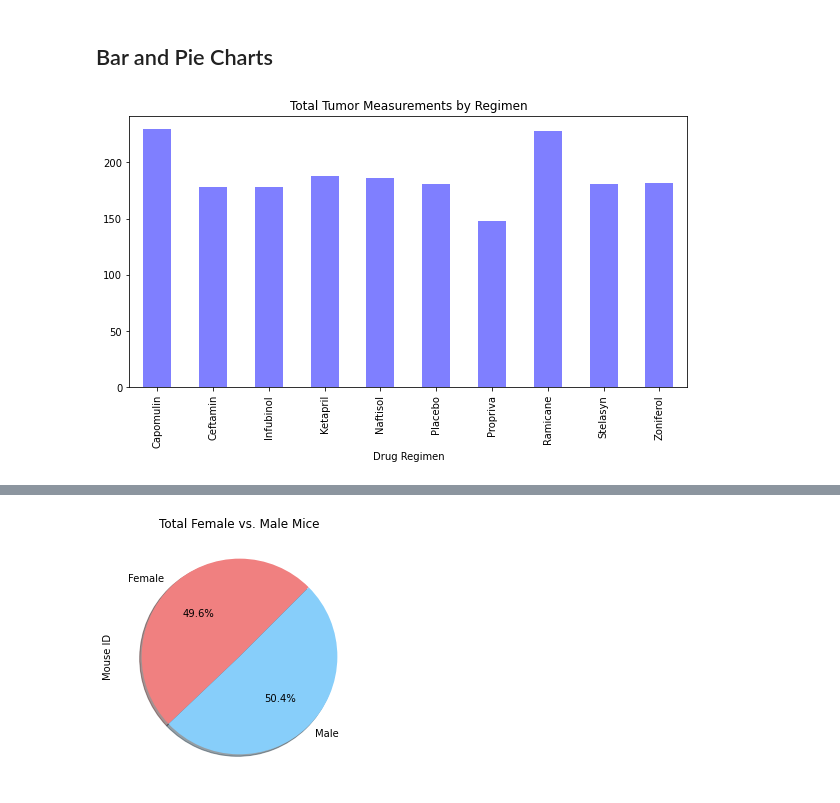
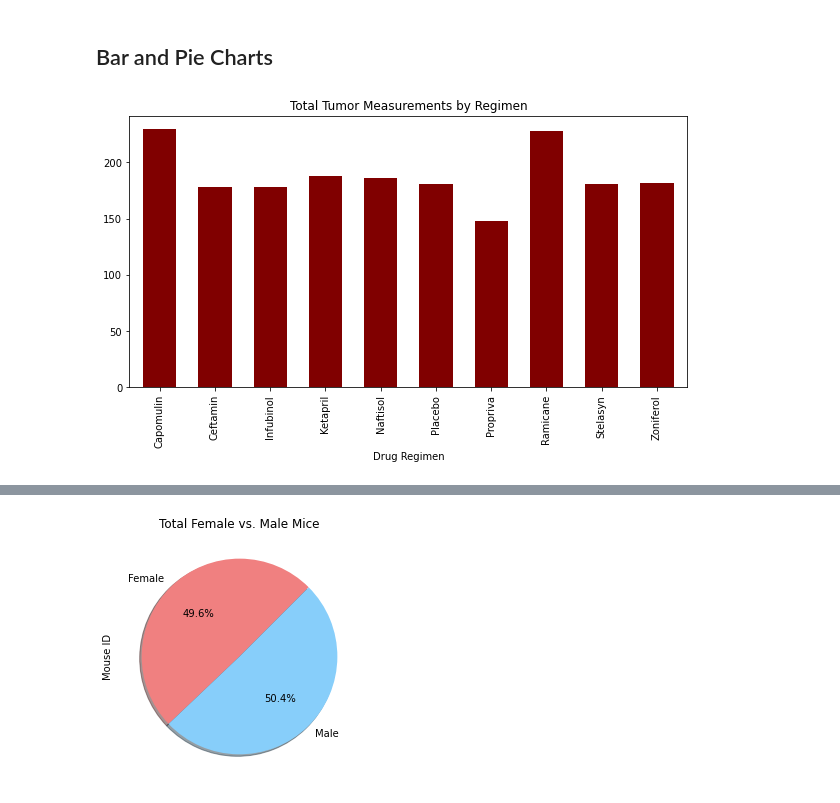
Before and after one commit to zpoeschl/matplotlib-challenge, a Jupyter notebook: Pymaceuticals/ZPoeschl_pymaceuticals.ipynb, the cells around one changed output, grey strips where cells are left out. Cells and saved outputs as stored; diff of their text form; code cells hidden in the pictures.

Commit message:
All bar and pie charts now display and mostly match

```diff
--- a/Pymaceuticals/ZPoeschl_pymaceuticals.ipynb
+++ b/Pymaceuticals/ZPoeschl_pymaceuticals.ipynb
@@ -125,14 +124,14 @@ regimen_group_df2
 # %% [markdown]
 ## Bar and Pie Charts
 # %%
-## Generate a bar plot showing the total number of measurements taken on each drug regimen using ***pandas***
+## Generate a bar plot showing the total number of measurements taken on each drug regimen using pandas
 total_measurements = cleaned_df.groupby("Drug Regimen")["Tumor Volume (mm3)"].count()
 
-total_measurements.plot(kind="bar", figsize=(10,5), color=["blue"], alpha=0.5, title="Total Tumor Measurements by Regimen")
+total_measurements.plot(kind="bar", width=0.6, figsize=(10,5), color=["maroon"], title="Total Tumor Measurements by Regimen")
 
 plt.show()
 # %% [output]
-[figure, old version]
+[figure, new version]
 # %%
 ## Generate a bar plot showing the total number of measurements taken on each drug regimen using pyplot
 # Set x axis and tick locations
```
Also changed, not shown: parts of 4 cells of this notebook.
